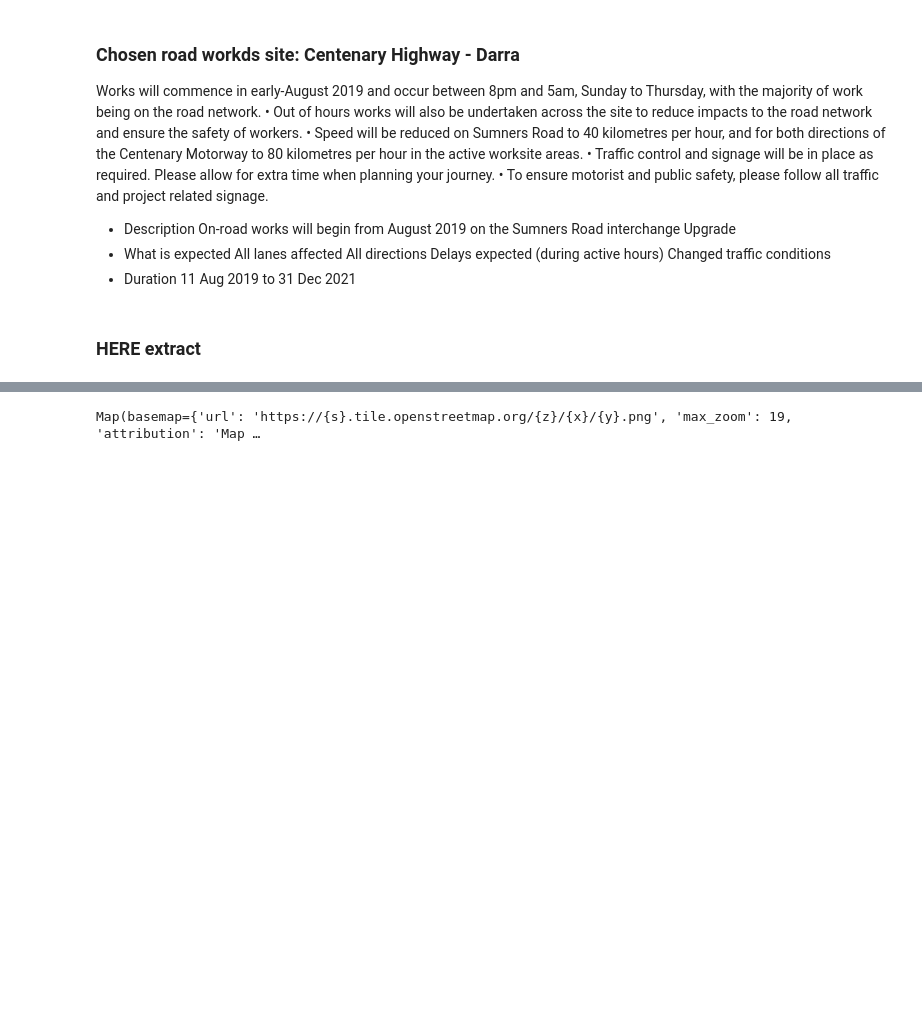
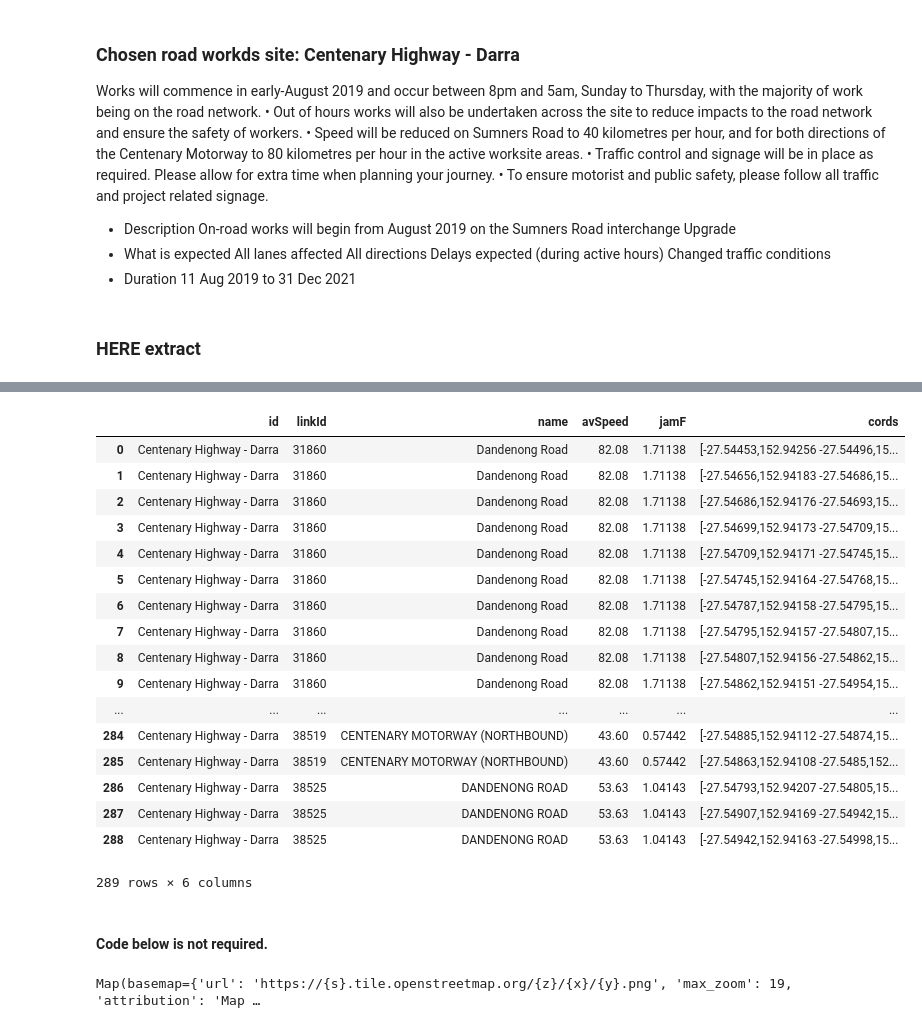
Before and after one commit to jaworra/TMR-Sensor, a Jupyter notebook: Streams_Sites_Explore.ipynb, the cells around one changed output, grey strips where cells are left out. Saved outputs shown, nothing was run; the diff lists cells and outputs as text; code cells hidden in the pictures; blank space fills up the shorter version.

```diff
--- a/Streams_Sites_Explore.ipynb
+++ b/Streams_Sites_Explore.ipynb
@@ -115,4 +218,29 @@ Changed traffic conditions
+# %%
+dfHere[]
+# %% [output]
+|  | id | linkId | name | avSpeed | jamF | cords |
+| 0 | Centenary Highway - Darra | 31860 | Dandenong Road | 82.08 | 1.71138 | [-27.54453,152.94256 -27.54496,15... |
+| 1 | Centenary Highway - Darra | 31860 | Dandenong Road | 82.08 | 1.71138 | [-27.54656,152.94183 -27.54686,15... |
+| 2 | Centenary Highway - Darra | 31860 | Dandenong Road | 82.08 | 1.71138 | [-27.54686,152.94176 -27.54693,15... |
+| 3 | Centenary Highway - Darra | 31860 | Dandenong Road | 82.08 | 1.71138 | [-27.54699,152.94173 -27.54709,15... |
+| 4 | Centenary Highway - Darra | 31860 | Dandenong Road | 82.08 | 1.71138 | [-27.54709,152.94171 -27.54745,15... |
+| 5 | Centenary Highway - Darra | 31860 | Dandenong Road | 82.08 | 1.71138 | [-27.54745,152.94164 -27.54768,15... |
+| 6 | Centenary Highway - Darra | 31860 | Dandenong Road | 82.08 | 1.71138 | [-27.54787,152.94158 -27.54795,15... |
+| 7 | Centenary Highway - Darra | 31860 | Dandenong Road | 82.08 | 1.71138 | [-27.54795,152.94157 -27.54807,15... |
+| 8 | Centenary Highway - Darra | 31860 | Dandenong Road | 82.08 | 1.71138 | [-27.54807,152.94156 -27.54862,15... |
+| 9 | Centenary Highway - Darra | 31860 | Dandenong Road | 82.08 | 1.71138 | [-27.54862,152.94151 -27.54954,15... |
+| ... | ... | ... | ... | ... | ... | ... |
+| 284 | Centenary Highway - Darra | 38519 | CENTENARY MOTORWAY (NORTHBOUND) | 43.60 | 0.57442 | [-27.54885,152.94112 -27.54874,15... |
+| 285 | Centenary Highway - Darra | 38519 | CENTENARY MOTORWAY (NORTHBOUND) | 43.60 | 0.57442 | [-27.54863,152.94108 -27.5485,152... |
+| 286 | Centenary Highway - Darra | 38525 | DANDENONG ROAD | 53.63 | 1.04143 | [-27.54793,152.94207 -27.54805,15... |
+| 287 | Centenary Highway - Darra | 38525 | DANDENONG ROAD | 53.63 | 1.04143 | [-27.54907,152.94169 -27.54942,15... |
+| 288 | Centenary Highway - Darra | 38525 | DANDENONG ROAD | 53.63 | 1.04143 | [-27.54942,152.94163 -27.54998,15... |
+289 rows × 6 columns
+# %% [markdown]
+#### Code below is not required.
 # %%
+## this code is for reverse geocoding
+
 #Set session proxies
 import requests
 import time
@@ -149,24 +277,23 @@ here_link=response_json['Response']['View'][0]['Result'][0]['Location']['MapRefe
 here_link_street=response_json['Response']['View'][0]['Result'][0]['Location']['Address']['Street'] # name 3
 pvid_x=response_json['Response']['View'][0]['Result'][0]['Location']['DisplayPosition']['Longitude']
 pvid_y=response_json['Response']['View'][0]['Result'][0]['Location']['DisplayPosition']['Latitude']
+
+#map results
+from ipyleaflet import Map, Polyline, FullScreenControl,Marker
+center = (pvid_y,pvid_x)# = pvid_x,pvid_y
+
+m = Map(center = center, zoom =15)
+marker = Marker(location=center, draggable=False)
+m.add_layer(marker)
+
+line = Polyline(
+    locations = [[
+    locations,]],
+    color = "black",
+    fill_color= "black",
+    weight=2)
+m.add_layer(line)
+m.add_control(FullScreenControl())
+m
+# %% [output]
+Map(basemap={'url': 'https://{s}.tile.openstreetmap.org/{z}/{x}/{y}.png', 'max_zoom': 19, 'attribution': 'Map …
-# %%
-from ipyleaflet import Map, Polyline, FullScreenControl,Marker
-
-center = (pvid_y,pvid_x)# = pvid_x,pvid_y
-
-m = Map(center = center, zoom =15)
-marker = Marker(location=center, draggable=False)
-m.add_layer(marker)
-
-line = Polyline(
-    locations = [[
-    locations,]],
-    color = "black",
-    fill_color= "black",
-    weight=2)
-m.add_layer(line)
-
-m.add_control(FullScreenControl())
-m
-# %% [output]
-Map(basemap={'url': 'https://{s}.tile.openstreetmap.org/{z}/{x}/{y}.png', 'max_zoom': 19, 'attribution': 'Map …
```
Also changed, not shown: parts of 7 cells of this notebook.
